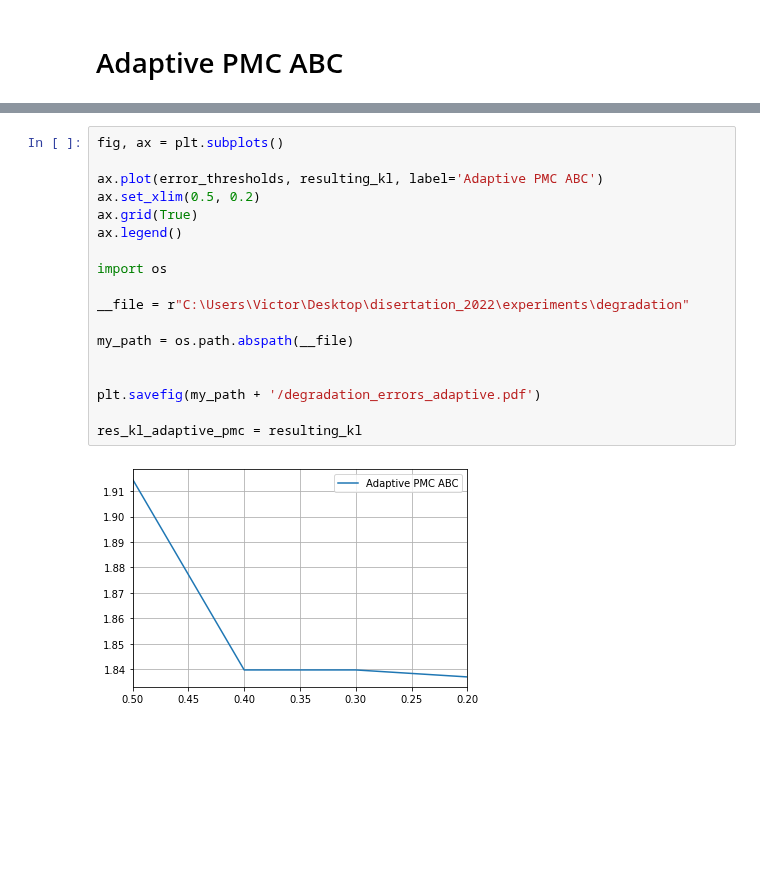
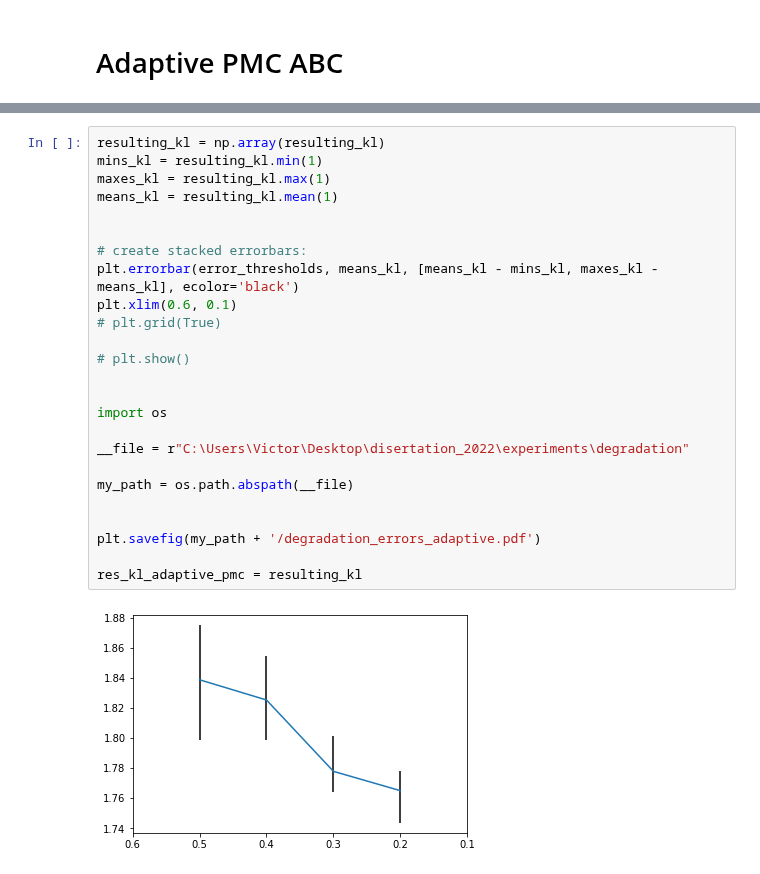
Before and after one commit to pints-team/pints, a Jupyter notebook: degradation_errors.ipynb, the cells around one changed output, grey strips where cells are left out. Saved outputs shown, nothing was run; the diff lists cells and outputs as text; blank space fills up the shorter version.

```diff
--- a/degradation_errors.ipynb
+++ b/degradation_errors.ipynb
@@ -421,20 +500,27 @@ finished computing kde + 1.8369527386587297
 # %%
-fig, ax = plt.subplots()
+resulting_kl = np.array(resulting_kl)
+mins_kl = resulting_kl.min(1)
+maxes_kl = resulting_kl.max(1)
+means_kl = resulting_kl.mean(1)
 
-ax.plot(error_thresholds, resulting_kl, label='Adaptive PMC ABC')
-ax.set_xlim(0.5, 0.2)
-ax.grid(True)
-ax.legend()
+
+# create stacked errorbars:
+plt.errorbar(error_thresholds, means_kl, [means_kl - mins_kl, maxes_kl - means_kl], ecolor='black')
+plt.xlim(0.6, 0.1)
+# plt.grid(True)
+
+# plt.show()
+
 
 import os
 
 __file = r"C:\Users\Victor\Desktop\disertation_2022\experiments\degradation"
 
 my_path = os.path.abspath(__file)
 
 
 plt.savefig(my_path + '/degradation_errors_adaptive.pdf')
 
 res_kl_adaptive_pmc = resulting_kl
 # %% [output]
-[figure, old version]
+[figure, new version]
```
Also changed, not shown: parts of 14 cells of this notebook.
